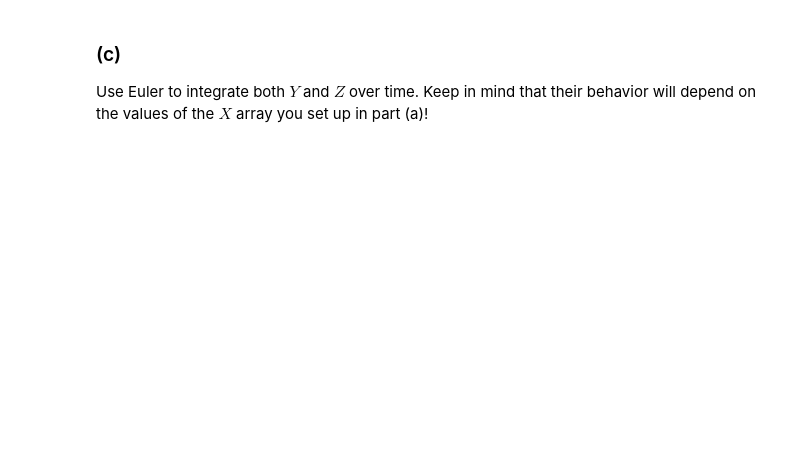
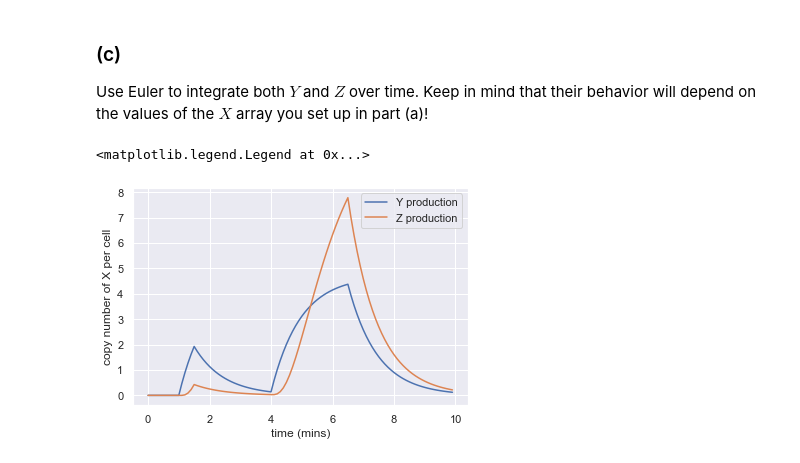
Before and after one commit to hmvose/hollysCode, a Jupyter notebook: in_class_work/0206_integration_continuted.ipynb, the cells around one changed output. Cells and saved outputs as stored; diff of their text form; code cells hidden in the pictures; blank space fills up the shorter version.

```diff
--- a/in_class_work/0206_integration_continuted.ipynb
+++ b/in_class_work/0206_integration_continuted.ipynb
@@ -76,3 +87,26 @@ $$\frac{dZ}{dt} = $$
 ### (c)
 
 Use Euler to integrate both $Y$ and $Z$ over time. Keep in mind that their behavior will depend on the values of the $X$ array you set up in part (a)!
+# %%
+Y = np.zeros(100)
+Z = np.zeros(100)
+Beta = 5
+alpha = 1
+dt = 0.1
+
+for t in range(len(Y)-1):
+    dY = (Beta*Xffl[t]**n)/(K**n+Xffl[t]**n) - alpha*Y[t]
+    Y[t+1] = Y[t] + dY*dt
+
+    dZ = (Beta*Xffl[t]**n)/(K**n+Xffl[t]**n)*(Beta*Y[t]**n)/(K**n+Y[t]**n) - alpha*Z[t]
+    Z[t+1] = Z[t] + dZ*dt
+
+t = np.arange(len(Y))*dt
+plt.plot(t,Y)
+plt.plot(t,Z)
+plt.xlabel("time (mins)")
+plt.ylabel("copy number of X per cell")
+plt.legend(["Y production", "Z production"])
+# %% [output]
+<matplotlib.legend.Legend at 0x...>
+[figure, added]
```
Also changed, not shown: parts of 3 cells of this notebook.
